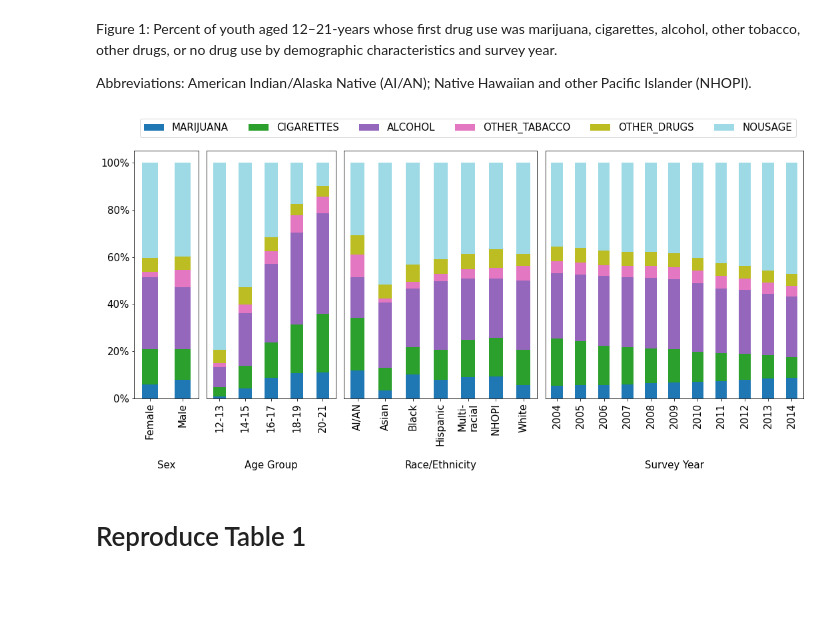
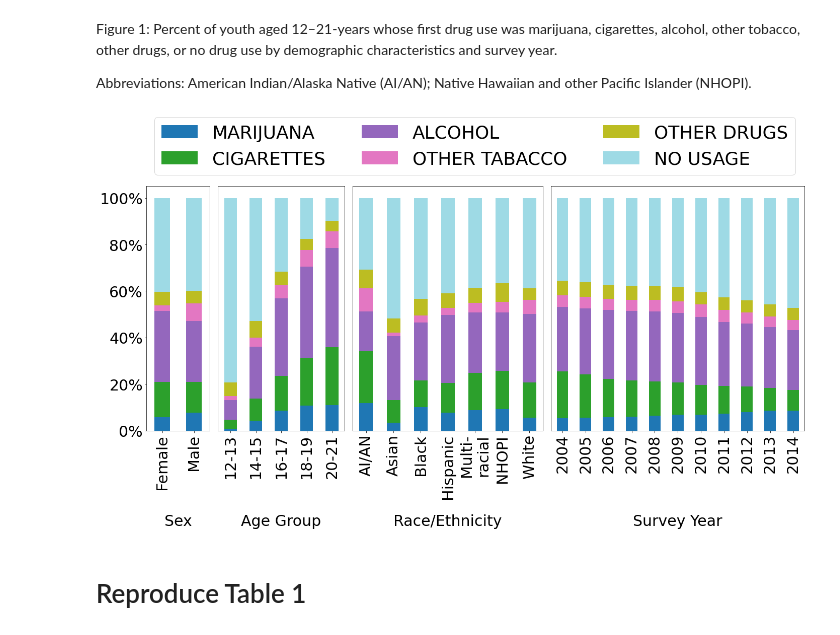
Before and after one commit to DataResponsibly/SynRD, a Jupyter notebook: papers/fairman2019marijuana/aholovenko_reproduce.ipynb, the cells around one changed output. Drawn from its saved outputs; the diff is of its cells as text; code cells hidden in the pictures; blank space fills up the shorter version.

Commit message:
fix size of fairman2019marijuana figure_1

```diff
--- a/papers/fairman2019marijuana/aholovenko_reproduce.ipynb
+++ b/papers/fairman2019marijuana/aholovenko_reproduce.ipynb
@@ -49,9 +39,12 @@ Figure 1: Percent of youth aged 12–21-years whose first drug use was marijuana
 
 Abbreviations: American Indian/Alaska Native (AI/AN); Native Hawaiian and other Pacific Islander (NHOPI).
 # %%
-
-
 def plot_figure(df_):
+    import matplotlib
+    matplotlib.rc('legend', fontsize=36)
+    matplotlib.rc('axes', labelsize=30)
+    matplotlib.rc('xtick', labelsize=30)
+    matplotlib.rc('ytick', labelsize=30)
     df = df_.copy()
     INPUT_FILES = [
         'fairman2019marijuana/data/32722-0001-Data.tsv', 'fairman2019marijuana/data/23782-0001-Data.tsv', 'fairman2019marijuana/data/04596-0001-Data.tsv',
@@ -69,45 +62,45 @@ def plot_figure(df_):
     SEX_MAP = {'Male': 0, 'Female': 1}
     RACE_MAP = {'White': 0, 'Black': 1, 'AI/AN': 2, 'NHOPI': 3, 'Asian': 4, 'Multi-\nracial': 5, 'Hispanic': 6}
     CLASSES_PRETTY = {
-        'CIGARETTES': 0, 'ALCOHOL': 1, 'MARIJUANA': 2, 'OTHER_TABACCO': 3, 'OTHER_DRUGS': 4, 'NOUSAGE': 5
+        'CIGARETTES': 0, 'ALCOHOL': 1, 'MARIJUANA': 2, 'OTHER TABACCO': 3, 'OTHER DRUGS': 4, 'NO USAGE': 5
     }
     df['AGE_GROUP'] = df['AGE'].map(AGE_GROUP_MAP)
     df['SEX'] = df['SEX'].map(dict(zip(SEX_MAP.values(), SEX_MAP.keys())))
     df['RACE'] = df['RACE'].map(dict(zip(RACE_MAP.values(), RACE_MAP.keys())))
     df['YEAR'] = df['YEAR'].map(dict(zip(YEAR_MAP.values(), YEAR_MAP.keys())))
     df['CLASS'] = df['CLASS'].map(dict(zip(CLASSES_PRETTY.values(), CLASSES_PRETTY.keys())))
-    cols = ['MARIJUANA', 'CIGARETTES', 'ALCOHOL', 'OTHER_TABACCO', 'OTHER_DRUGS', 'NOUSAGE']
+    cols = ['MARIJUANA', 'CIGARETTES', 'ALCOHOL', 'OTHER TABACCO', 'OTHER DRUGS', 'NO USAGE']
     prop_sex = pd.crosstab(index=df['SEX'], columns=df['CLASS'], normalize="index") * 100
     prop_race = pd.crosstab(index=df['RACE'], columns=df['CLASS'], normalize="index") * 100
     prop_age = pd.crosstab(index=df['AGE_GROUP'], columns=df['CLASS'], normalize="index") * 100
     prop_year = pd.crosstab(index=df['YEAR'], columns=df['CLASS'], normalize="index") * 100
     figure, axis = plt.subplots(1, 4, gridspec_kw={'width_ratios': [1, 2, 3, 4]})
-    figure.set_size_inches(15, 6, forward=True)
+    figure.set_size_inches(20, 8, forward=True)
     figure.tight_layout()
     prop_sex[cols].plot(kind='bar', stacked=True, colormap='tab20', ax=axis[0], legend=None, xlabel='Sex')
     prop_age[cols].plot(kind='bar', stacked=True, colormap='tab20', ax=axis[1], legend=None, xlabel='Age Group')
     prop_race[cols].plot(kind='bar', stacked=True, colormap='tab20', ax=axis[2], legend=None,
                          xlabel='Race/Ethnicity')
     prop_year[cols].plot(kind='bar', stacked=True, colormap='tab20', ax=axis[3], legend=None,
                              xlabel='Survey Year')
     axis[0].yaxis.set_major_formatter('{x:1.0f}%')
     axis[1].set_yticks([])
     axis[2].set_yticks([])
     axis[3].set_yticks([])
-    axis[0].xaxis.set_label_coords(.5, -.25)
-    axis[1].xaxis.set_label_coords(.5, -.25)
-    axis[2].xaxis.set_label_coords(.5, -.25)
-    axis[3].xaxis.set_label_coords(.5, -.25)
+    axis[0].xaxis.set_label_coords(.5, -.34)
+    axis[1].xaxis.set_label_coords(.5, -.34)
+    axis[2].xaxis.set_label_coords(.5, -.34)
+    axis[3].xaxis.set_label_coords(.5, -.34)
     plt.subplots_adjust(wspace=0.05)
-    plt.legend(loc='upper center', bbox_to_anchor=(-0.30, 1.15), ncol=6)
+    plt.legend(loc='upper center', bbox_to_anchor=(-0.30, 1.32), ncol=3)
     plt.savefig('fairman2019marijuana_figure_1.png',
                 facecolor='white', transparent=False, bbox_inches='tight', pad_inches=.5)
     plt.show()
 
 
 plot_figure(df)
 # %% [output]
-[figure, old version]
+[figure, new version]
 # %% [markdown]
 # Reproduce Table 1
 # %% [markdown]
```
Also changed, not shown: parts of 1 cell of this notebook, 2 other files.
